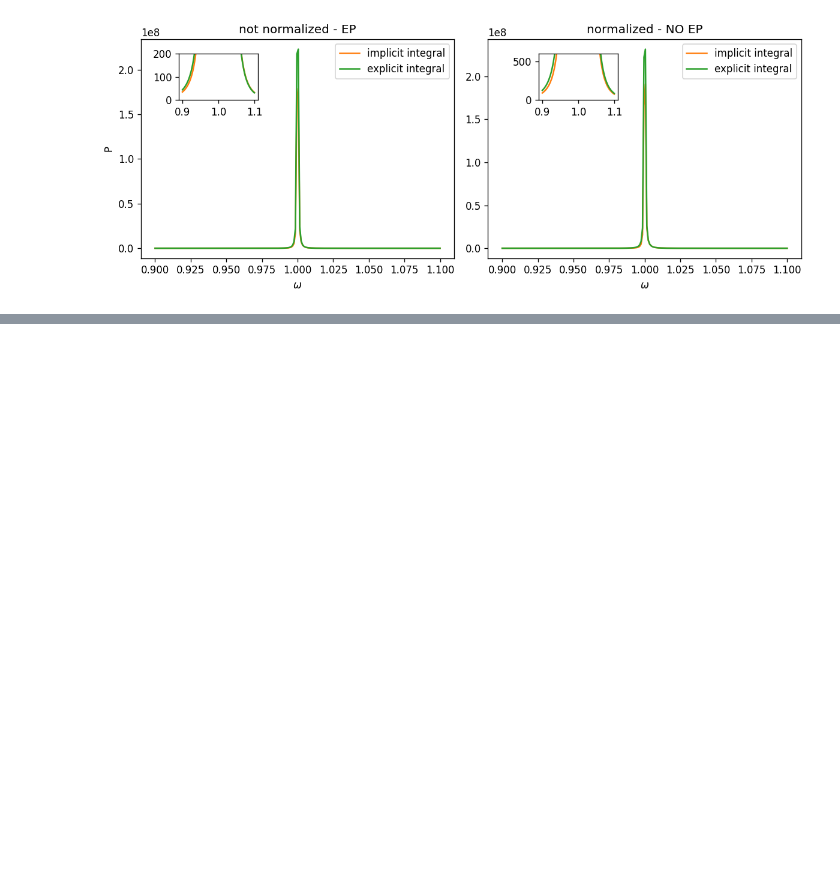
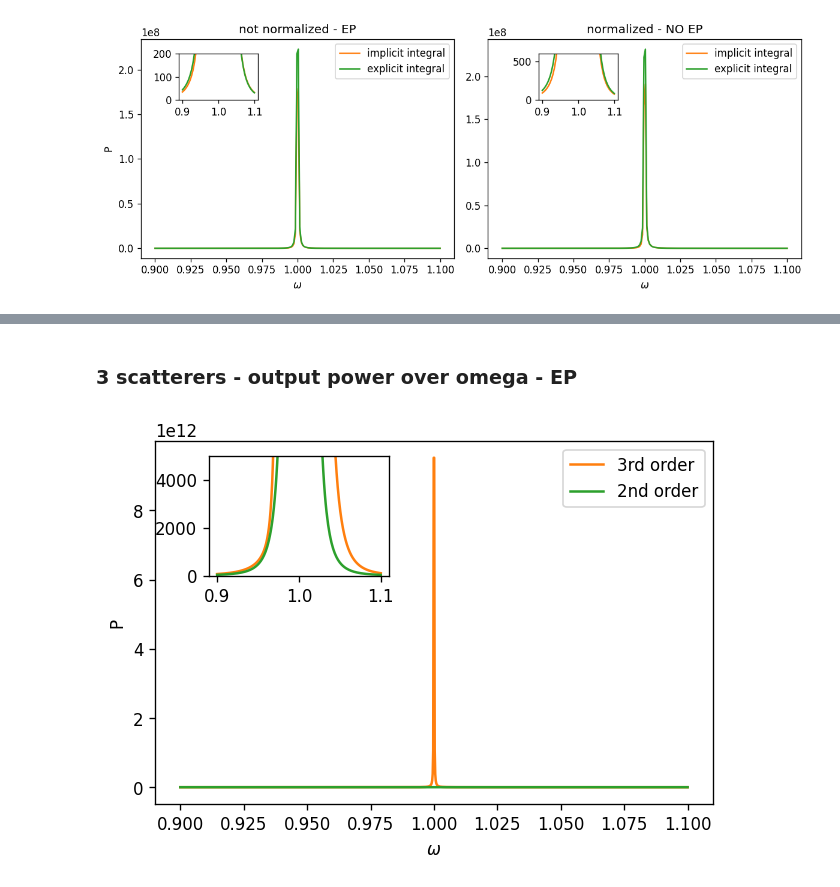
Before and after one commit to mekise/graph-theory-dda, a Jupyter notebook: notebooks/plot.ipynb, the cells around one changed output, grey strips where cells are left out. Cells and saved outputs as stored; diff of their text form; code cells hidden in the pictures; blank space fills up the shorter version.

```diff
--- a/notebooks/plot_2scatt.ipynb
+++ b/notebooks/plot.ipynb
@@ -246,0 +276,19 @@ plt.show()
+# %% [markdown]
+### 3 scatterers - output power over omega - EP
+# %%
+# here, the eigenvalues go to zero AND the eigenvectors coalesce
+
+fig, ax = plt.subplots(dpi=120)
+
+ax.plot(poweroveromega3EPss["omega"], poweroveromega3EPss["P"], label='3rd order', color="C1")
+ax.plot(poweroveromega["omega"], poweroveromega["P"], label="2nd order", color="C2")
+ax.set_xlabel("$\\omega$")
+ax.set_ylabel("P")
+ax.legend()
+
+ax_in = fig.add_axes([0.2, 0.6, 0.25, 0.25])
+ax_in.plot(poweroveromega3EP["omega"], poweroveromega3EP["P"], color="C1")
+ax_in.plot(poweroveromega["omega"], poweroveromega["P"], color="C2")
+ax_in.set_ylim(0, 5000);
+# %% [output]
+[figure, added]
```
Also changed, not shown: parts of 15 cells of this notebook, 6 other files.
